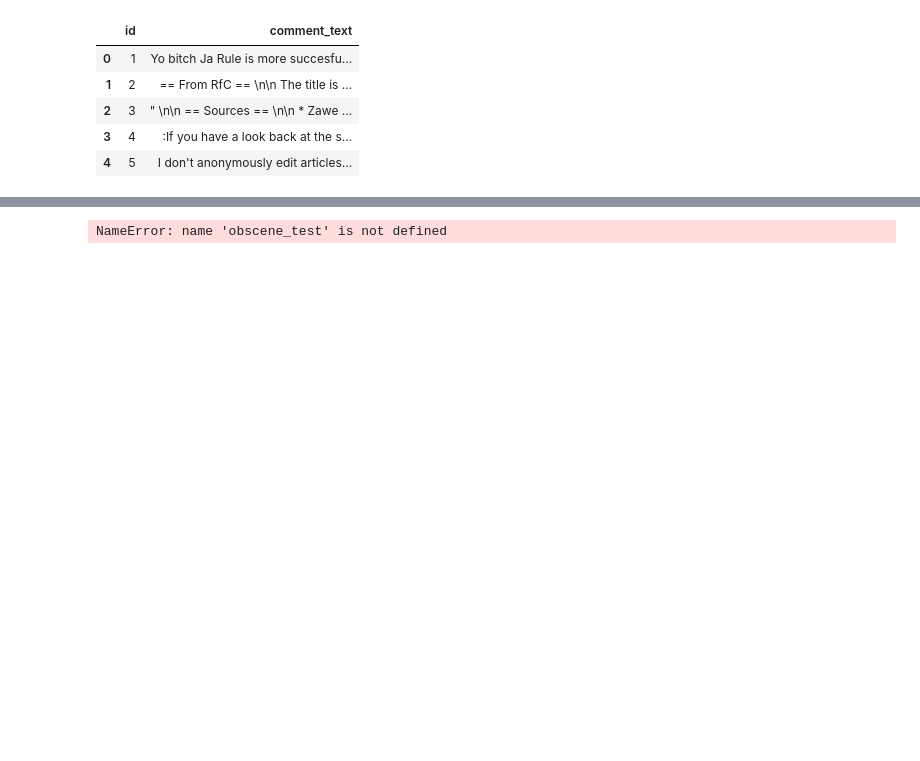
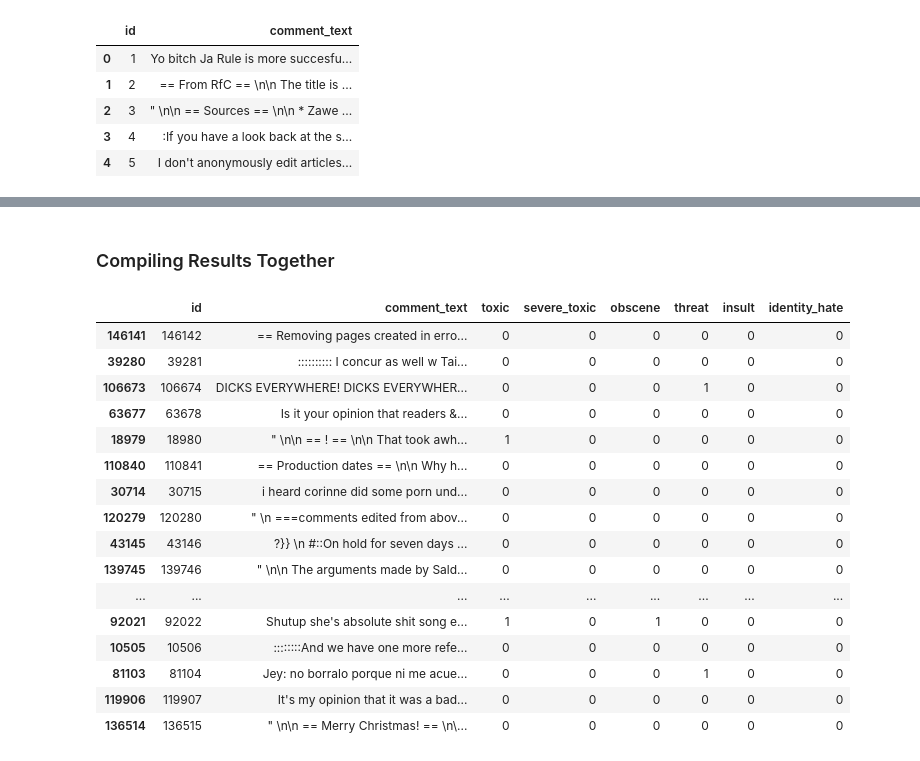
Before and after one commit to michaeljharris/ItML_Project_1_Students, a Jupyter notebook: proj_1_start.ipynb, the cells around one changed output, grey strips where cells are left out. Cells and saved outputs as stored; diff of their text form; code cells hidden in the pictures; blank space fills up the shorter version.

```diff
--- a/proj_1_start.ipynb
+++ b/proj_1_start.ipynb
@@ -275,15 +233,42 @@ threat_test = pipe_threat.predict(test_df['comment_text'])
 # %%
 threat_test = pipe_threat.predict(test_df['comment_text'])
+# %%
+toxic_test = pipe_toxic.predict(test_df['comment_text'])
+# %%
+severe_toxic_test = pipe_severe_toxic.predict(test_df['comment_text'])
+# %%
+insult_test = pipe_insult.predict(test_df['comment_text'])
+# %%
+identity_hate_test = pipe_identity_hate.predict(test_df['comment_text'])
+# %% [markdown]
+### Compiling Results Together
 # %%
-# Combining predictions into a data frame
-new_data = {'obscene': obscene_test, 'threat': threat_test}
+# Combining predictions into a data frame in the proper format
+
+new_data = {'obscene': obscene_test, 'threat': threat_test, 'toxic': toxic_test, 'severe_toxic': severe_toxic_test,'identity_hate': identity_hate_test, 'insult': insult_test}
 final_df = pd.DataFrame(new_data)
 final_df['comment_text'] = test_df['comment_text']
 final_df['id'] = test_df['id']
-final_df = final_df[['id', 'comment_text', 'obscene', 'threat']]
-final_df.head()
+final_df = final_df[['id', 'comment_text', 'toxic', 'severe_toxic', 'obscene', 'threat', 'insult', 'identity_hate']]
+final_df.sample(20)
 # %% [output]
-NameError: name 'obscene_test' is not defined
+|  | id | comment_text | toxic | severe_toxic | obscene | threat | insult | identity_hate |
+| 146141 | 146142 | == Removing pages created in erro... | 0 | 0 | 0 | 0 | 0 | 0 |
+| 39280 | 39281 | :::::::::: I concur as well w Tai... | 0 | 0 | 0 | 0 | 0 | 0 |
+| 106673 | 106674 | DICKS EVERYWHERE! DICKS EVERYWHER... | 0 | 0 | 0 | 1 | 0 | 0 |
+| 63677 | 63678 | Is it your opinion that readers &... | 0 | 0 | 0 | 0 | 0 | 0 |
+| 18979 | 18980 | " \n\n == ! == \n\n That took awh... | 1 | 0 | 0 | 0 | 0 | 0 |
+| 110840 | 110841 | == Production dates == \n\n Why h... | 0 | 0 | 0 | 0 | 0 | 0 |
+| 30714 | 30715 | i heard corinne did some porn und... | 0 | 0 | 0 | 0 | 0 | 0 |
+| 120279 | 120280 | " \n ===comments edited from abov... | 0 | 0 | 0 | 0 | 0 | 0 |
+| 43145 | 43146 | ?}} \n #::On hold for seven days ... | 0 | 0 | 0 | 0 | 0 | 0 |
+| 139745 | 139746 | " \n\n The arguments made by Sald... | 0 | 0 | 0 | 0 | 0 | 0 |
+| ... | ... | ... | ... | ... | ... | ... | ... | ... |
+| 92021 | 92022 | Shutup she's absolute shit song e... | 1 | 0 | 1 | 0 | 0 | 0 |
+| 10505 | 10506 | ::::::::And we have one more refe... | 0 | 0 | 0 | 0 | 0 | 0 |
+| 81103 | 81104 | Jey: no borralo porque ni me acue... | 0 | 0 | 0 | 1 | 0 | 0 |
+| 119906 | 119907 | It's my opinion that it was a bad... | 0 | 0 | 0 | 0 | 0 | 0 |
+| 136514 | 136515 | " \n\n == Merry Christmas! == \n\... | 0 | 0 | 0 | 0 | 0 | 0 |
 # %%
 print(final_df['threat'].value_counts())
 print(final_df['obscene'].value_counts())
```
Also changed, not shown: parts of 34 cells of this notebook, 1 other file.
